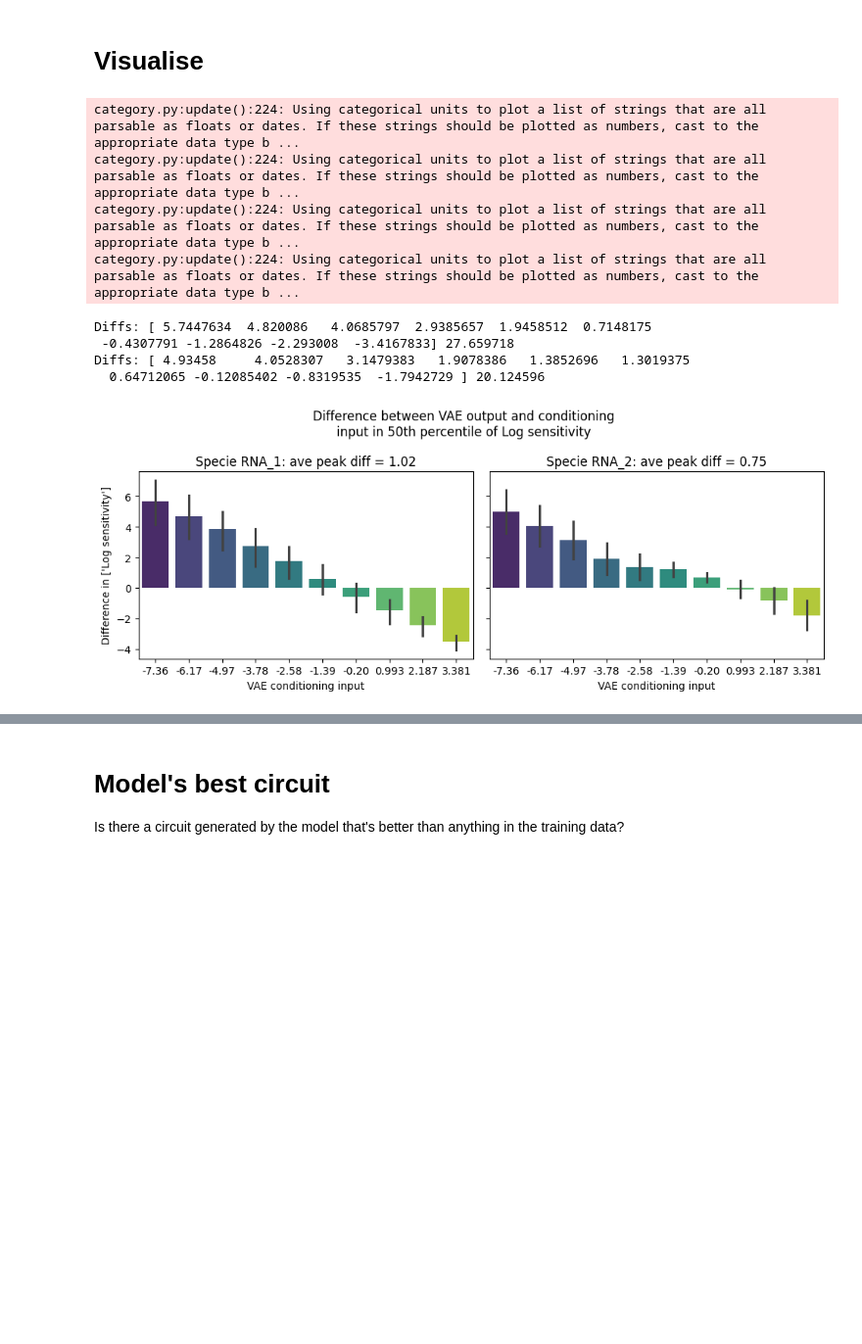
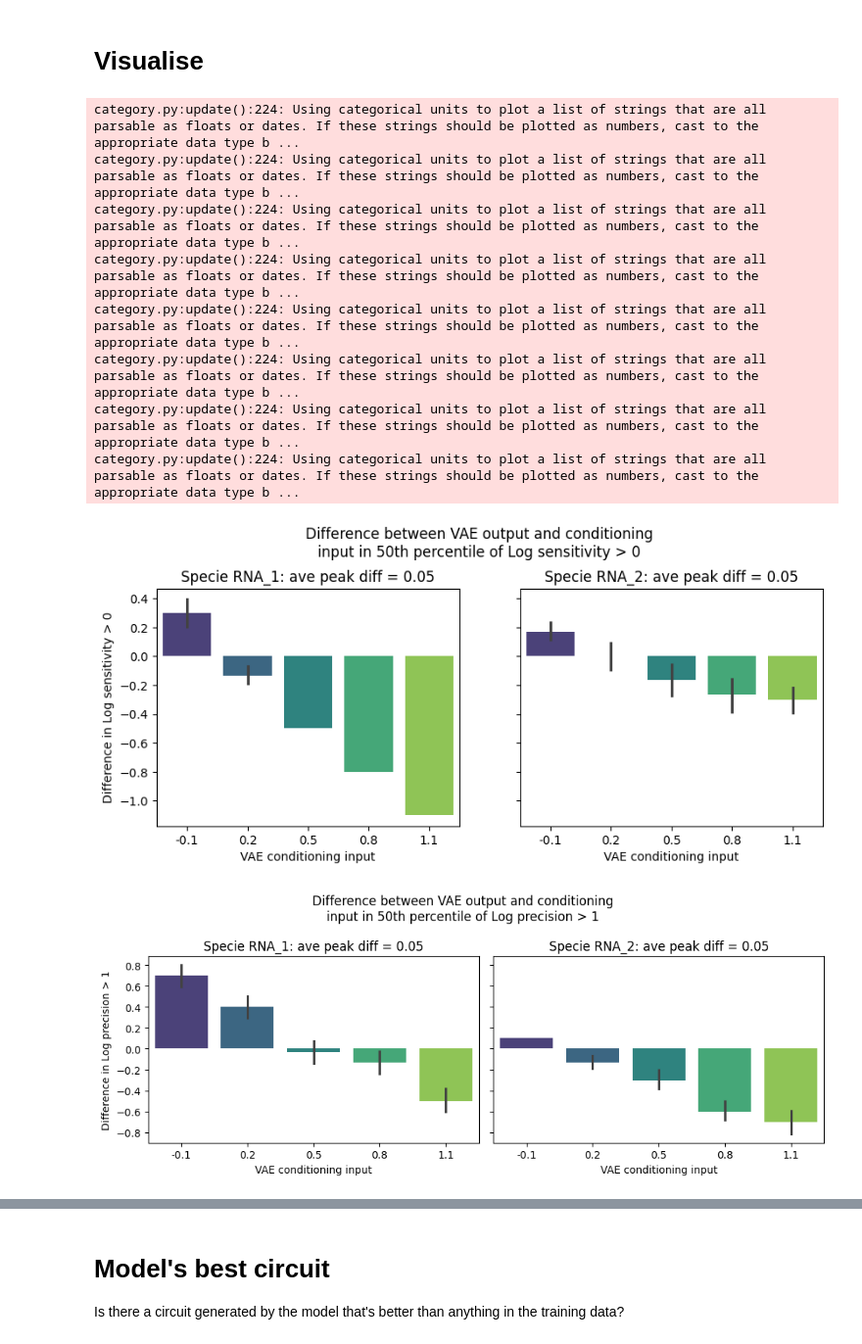
Before and after one commit to olive004/EvoScaper, a Jupyter notebook: notebooks/02_cvae_verify.ipynb, the cells around one changed output, grey strips where cells are left out. Shown at 98% size. Cells and saved outputs as stored; diff of their text form; code cells hidden in the pictures; blank space fills up the shorter version.

Commit message:
verify sp bool

```diff
--- a/notebooks/02_cvae_verify.ipynb
+++ b/notebooks/02_cvae_verify.ipynb
@@ -142,16 +145,15 @@ if use_run:
                return_relevant=True,
                impose_final_range=(df[get_true_interaction_cols(df, config_dataset.x_type, remove_symmetrical=True, num_species=3)].min().min(),
                                    df[get_true_interaction_cols(df, config_dataset.x_type, remove_symmetrical=True, num_species=3)].max().max()))
+else:
+    analytics = load_json_as_dict(os.path.join('data/02_cvae_verify/2025_02_24__18_16_57', 'analytics.json'))
+    ts = np.load(os.path.join('data/02_cvae_verify/2025_02_24__18_16_57', 'ts.npy'))
+    ys = np.load(os.path.join('data/02_cvae_verify/2025_02_24__18_16_57', 'ys.npy'))
+    fake_circuits = np.load(os.path.join('data/02_cvae_verify/2025_02_24__18_16_57', 'fake_circuits.npy'))
+    y0m = np.load(os.path.join('data/02_cvae_verify/2025_02_24__18_16_57', 'y0m.npy'))
+    sampled_cond = np.load(os.path.join('data/02_cvae_verify/2025_02_24__18_16_57', 'sampled_cond.npy'))
+    ts0 = np.array([])
+    y00s = np.array([])
-# %%
-# 2025_01_26__17_19_33
-analytics = load_json_as_dict(os.path.join('data/02_cvae_verify/2025_02_10__15_01_48', 'analytics.json'))
-ts = np.load(os.path.join('data/02_cvae_verify/2025_02_10__15_01_48', 'ts.npy'))
-ys = np.load(os.path.join('data/02_cvae_verify/2025_02_10__15_01_48', 'ys.npy'))
-fake_circuits = np.load(os.path.join('data/02_cvae_verify/2025_02_10__15_01_48', 'fake_circuits.npy'))
-y0m = np.load(os.path.join('data/02_cvae_verify/2025_02_10__15_01_48', 'y0m.npy'))
-sampled_cond = np.load(os.path.join('data/02_cvae_verify/2025_02_10__15_01_48', 'sampled_cond.npy'))
-ts0 = np.array([])
-y00s = np.array([])
 # %%
 for k in analytics.keys():
     analytics[k] = np.array(analytics[k])
@@ -342,49 +344,55 @@ vis_sampled_histplot(analytics['adaptation'], all_species, output_species, categ
                      show=False, save_path=os.path.join(top_write_dir, 'hist_adapt_kde.png'),
                      f=sns.kdeplot, log_scale=[True, False], fill=False)
 # %%
-def plot_diffs(diffs_conditional_real_sens, sampled_conds, ax, palette='viridis', f_plot=sns.barplot):
-    f_plot(pd.DataFrame(diffs_conditional_real_sens.T, columns=[
-        str(ii)[:5] for ii in sampled_conds.flatten()]), palette=palette, ax=ax)
-    ax.set_xlabel('VAE conditioning input')
-    ax.set_ylabel(f'Difference in {config_dataset.objective_col}')
 
 
-for k in ['sensitivity_wrt_species-6', 'precision_wrt_species-6', 'adaptation']:
-    analytics[k] = np.where(np.isnan(
-        analytics[k]), 0, analytics[k])
-    analytics[f'Log {k.split("_")[0]}'] = np.log10(analytics[k])
+def plot_diffs(diffs_conditional_real_sens, objective_col, sampled_conds, ax, palette='viridis', f_plot=sns.barplot):
+    f_plot(pd.DataFrame(diffs_conditional_real_sens.T, columns=sampled_conds.round(3).flatten(), #[
+        # str(ii)[:5] for ii in sampled_conds.flatten()]
+        ),
+        palette=palette, ax=ax)
+    ax.set_xlabel('VAE conditioning input')
+    ax.set_ylabel(f'Difference in {objective_col}')
+
+
+# for k in ['sensitivity_wrt_species-6', 'precision_wrt_species-6', 'adaptation']:
+#     analytics[k] = np.where(np.isnan(
+#         analytics[k]), 0, analytics[k])
+#     analytics[f'Log {k.split("_")[0]}'] = np.log10(analytics[k])
+analytics = embellish_data(analytics)
 n_categories = fake_circuits.shape[0]
 
-sampled_conds = np.unique(category_array)
-for k in config_dataset.objective_col:
+sampled_conds = sampled_cond.mean(axis=1)
+for ii, k in enumerate(config_dataset.objective_col):
     # sampled_conds = np.array(
     #     sorted(y_datanormaliser.metadata[k]['category_map'].values()))
 
     fig, axs = plt.subplots(1, 2, sharey=True, figsize=(10, 4))
     fig.subplots_adjust(hspace=0.3, top=0.8)
     for i, output_specie in enumerate(output_species):
         output_idx = all_species.index(output_specie)
         diffs_conditional_real_sens = jax.vmap(lambda xxx: jnp.percentile(xxx, q=np.array([25, 50, 75])))(
-            analytics[k][:, output_idx].reshape(n_categories, int(hpos['eval_n_to_sample']) // n_categories)) - sampled_conds[:, None]
+            analytics[k][:, output_idx].reshape(n_categories, int(hpos['eval_n_to_sample']) // n_categories)) - sampled_conds[:, ii, None]
 
         plt.axes(axs[i])
-        plot_diffs(diffs_conditional_real_sens, sampled_conds, axs[i])
+        plot_diffs(diffs_conditional_real_sens, k, sampled_conds[..., ii], axs[i])
         plt.title(f'Specie {output_specie}: ave peak diff = {np.nanmean(diffs_conditional_real_sens[:-1, 1] - diffs_conditional_real_sens[1:, 1]):.2f}')
-        print('Diffs:', diffs_conditional_real_sens[:, 1], np.sum(
-            np.abs(diffs_conditional_real_sens[:, 1])))
+        # print('Diffs:', diffs_conditional_real_sens[:, 1], np.sum(
+        #     np.abs(diffs_conditional_real_sens[:, 1])))
 
     plt.suptitle(
         f'Difference between VAE output and conditioning\ninput in 50th percentile of {k}')
 plt.tight_layout()
 plt.savefig(os.path.join(top_write_dir, 'diffs_sens_barplot.png'), dpi=300, transparent=True)
 # %% [output]
 category.py:update():224: Using categorical units to plot a list of strings that are all parsable as floats or dates. If these strings should be plotted as numbers, cast to the appropriate data type b ...
 category.py:update():224: Using categorical units to plot a list of strings that are all parsable as floats or dates. If these strings should be plotted as numbers, cast to the appropriate data type b ...
 category.py:update():224: Using categorical units to plot a list of strings that are all parsable as floats or dates. If these strings should be plotted as numbers, cast to the appropriate data type b ...
 category.py:update():224: Using categorical units to plot a list of strings that are all parsable as floats or dates. If these strings should be plotted as numbers, cast to the appropriate data type b ...
+category.py:update():224: Using categorical units to plot a list of strings that are all parsable as floats or dates. If these strings should be plotted as numbers, cast to the appropriate data type b ...
+category.py:update():224: Using categorical units to plot a list of strings that are all parsable as floats or dates. If these strings should be plotted as numbers, cast to the appropriate data type b ...
+category.py:update():224: Using categorical units to plot a list of strings that are all parsable as floats or dates. If these strings should be plotted as numbers, cast to the appropriate data type b ...
+category.py:update():224: Using categorical units to plot a list of strings that are all parsable as floats or dates. If these strings should be plotted as numbers, cast to the appropriate data type b ...
-Diffs: [ 5.7447634  4.820086   4.0685797  2.9385657  1.9458512  0.7148175
- -0.4307791 -1.2864826 -2.293008  -3.4167833] 27.659718
-Diffs: [ 4.93458     4.0528307   3.1479383   1.9078386   1.3852696   1.3019375
-  0.64712065 -0.12085402 -0.8319535  -1.7942729 ] 20.124596
-[figure, old version]
+[figure, new version]
+[figure, added]
 # %%
```
Also changed, not shown: parts of 20 cells of this notebook, 4 other files.
